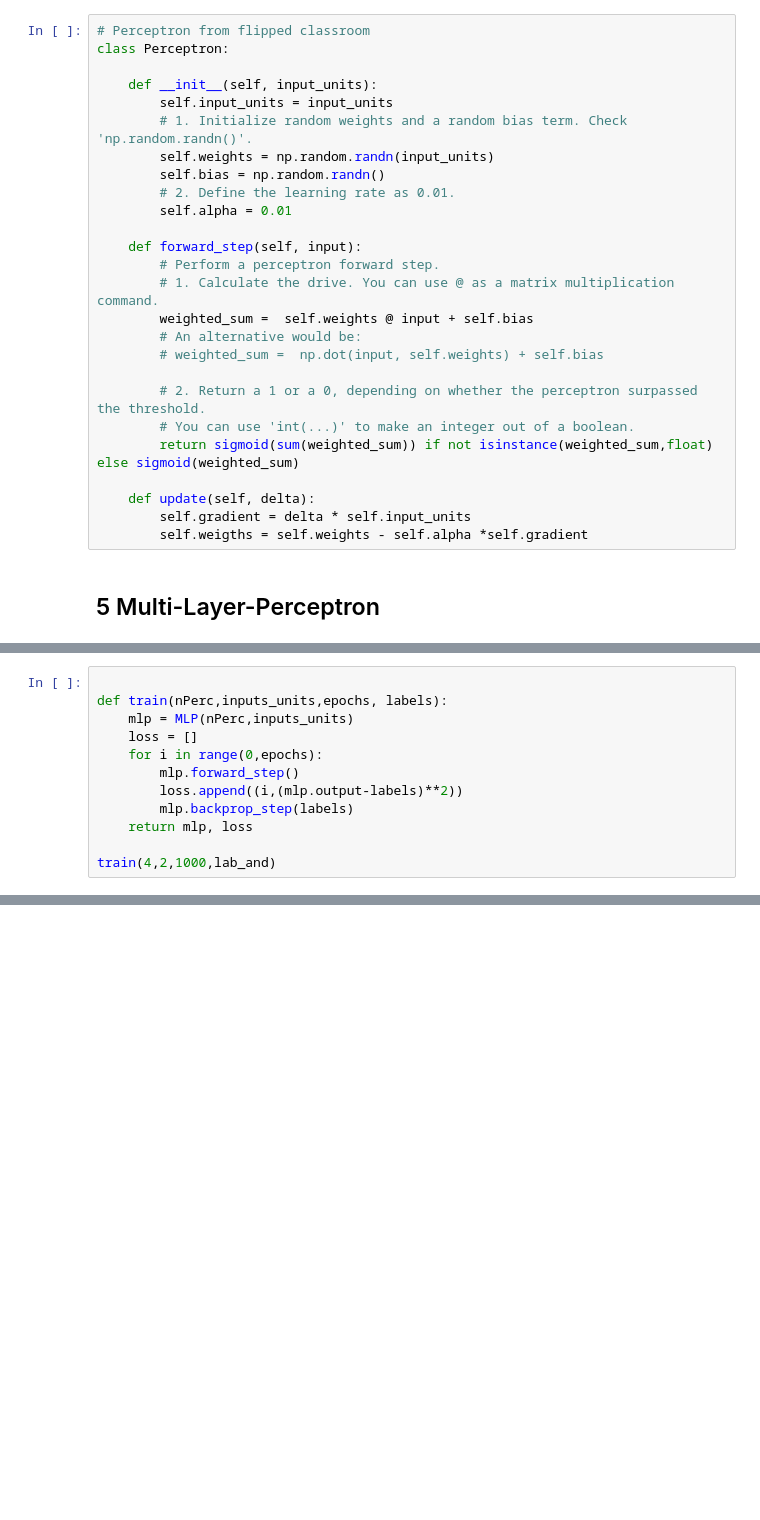
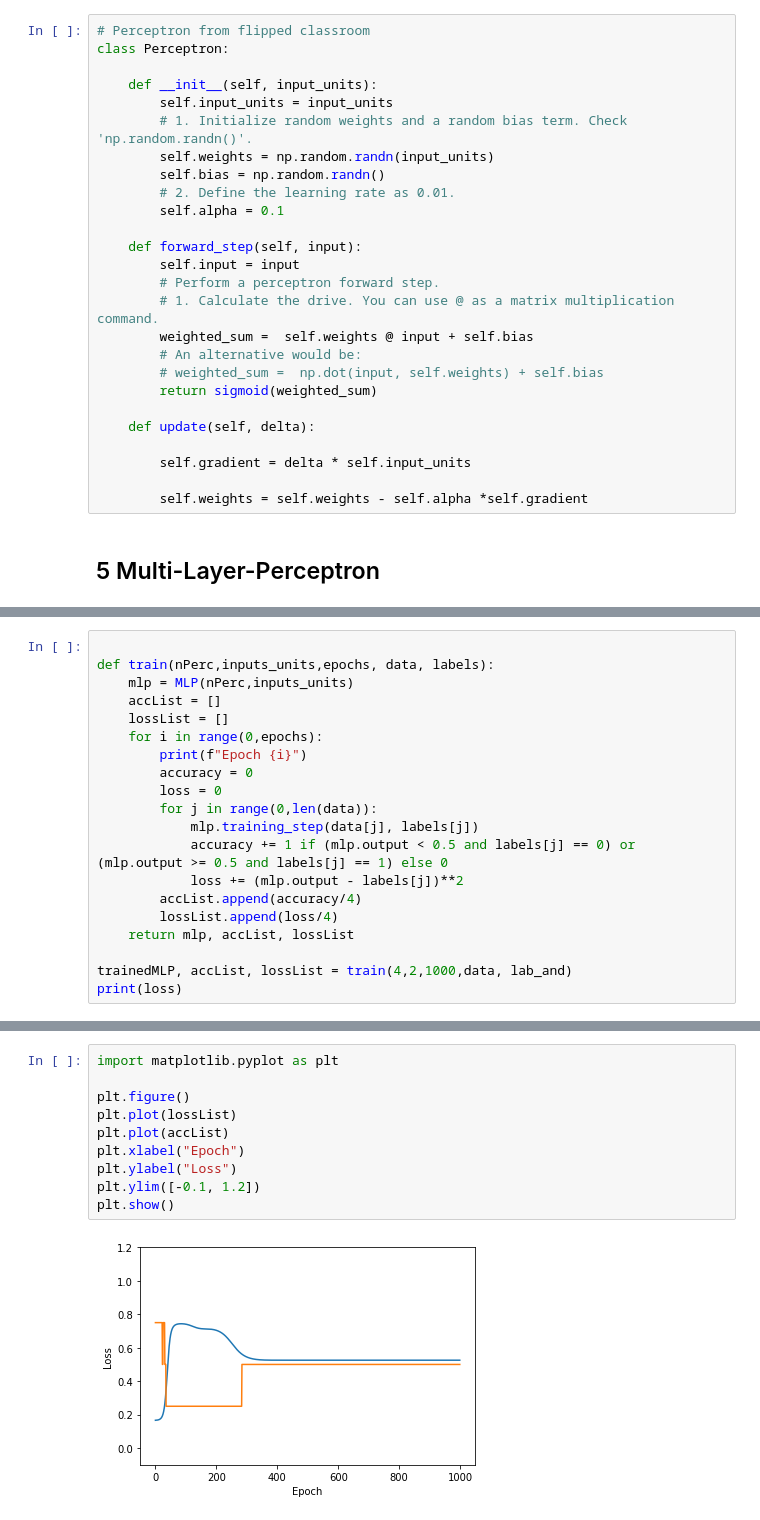
Before and after one commit to lscheu2806/iannwtf, a Jupyter notebook: Homework/homework02/homework02_freichwald_lscheu.ipynb, the cells around one changed output, grey strips where cells are left out. Saved outputs shown, nothing was run; the diff lists cells and outputs as text; blank space fills up the shorter version.

```diff
--- a/Homework/homework02/homework02_freichwald_lscheu.ipynb
+++ b/Homework/homework02/homework02_freichwald_lscheu.ipynb
@@ -54,22 +54,22 @@ class Perceptron:
         self.weights = np.random.randn(input_units)
         self.bias = np.random.randn()
         # 2. Define the learning rate as 0.01.
-        self.alpha = 0.01
+        self.alpha = 0.1
 
     def forward_step(self, input):
+        self.input = input
         # Perform a perceptron forward step.
         # 1. Calculate the drive. You can use @ as a matrix multiplication command.
         weighted_sum =  self.weights @ input + self.bias
         # An alternative would be:
         # weighted_sum =  np.dot(input, self.weights) + self.bias
-
-        # 2. Return a 1 or a 0, depending on whether the perceptron surpassed the threshold.
-        # You can use 'int(...)' to make an integer out of a boolean.
-        return sigmoid(sum(weighted_sum)) if not isinstance(weighted_sum,float) else sigmoid(weighted_sum)
+        return sigmoid(weighted_sum)
 
     def update(self, delta):
+
         self.gradient = delta * self.input_units
-        self.weigths = self.weights - self.alpha *self.gradient
+
+        self.weights = self.weights - self.alpha *self.gradient
 # %% [markdown]
 ## 5 Multi-Layer-Perceptron
 # %%
@@ -94,13 +95,21 @@ class MLP():
 # %%
 
-def train(nPerc,inputs_units,epochs, labels):
+def train(nPerc,inputs_units,epochs, data, labels):
     mlp = MLP(nPerc,inputs_units)
-    loss = []
+    accList = []
+    lossList = []
     for i in range(0,epochs):
-        mlp.forward_step()
-        loss.append((i,(mlp.output-labels)**2))
-        mlp.backprop_step(labels)
-    return mlp, loss
+        print(f"Epoch {i}")
+        accuracy = 0
+        loss = 0
+        for j in range(0,len(data)):
+            mlp.training_step(data[j], labels[j])
+            accuracy += 1 if (mlp.output < 0.5 and labels[j] == 0) or (mlp.output >= 0.5 and labels[j] == 1) else 0
+            loss += (mlp.output - labels[j])**2
+        accList.append(accuracy/4)
+        lossList.append(loss/4)
+    return mlp, accList, lossList
 
-train(4,2,1000,lab_and)
+trainedMLP, accList, lossList = train(4,2,1000,data, lab_and)
+print(loss)
 # %% [output]
@@ -124,0 +150,12 @@ ValueError: operands could not be broadcast together with shapes (4,) (2,)
+# %%
+import matplotlib.pyplot as plt
+
+plt.figure()
+plt.plot(lossList)
+plt.plot(accList)
+plt.xlabel("Epoch")
+plt.ylabel("Loss")
+plt.ylim([-0.1, 1.2])
+plt.show()
+# %% [output]
+[figure, added]
```
Also changed, not shown: parts of 3 cells of this notebook.
